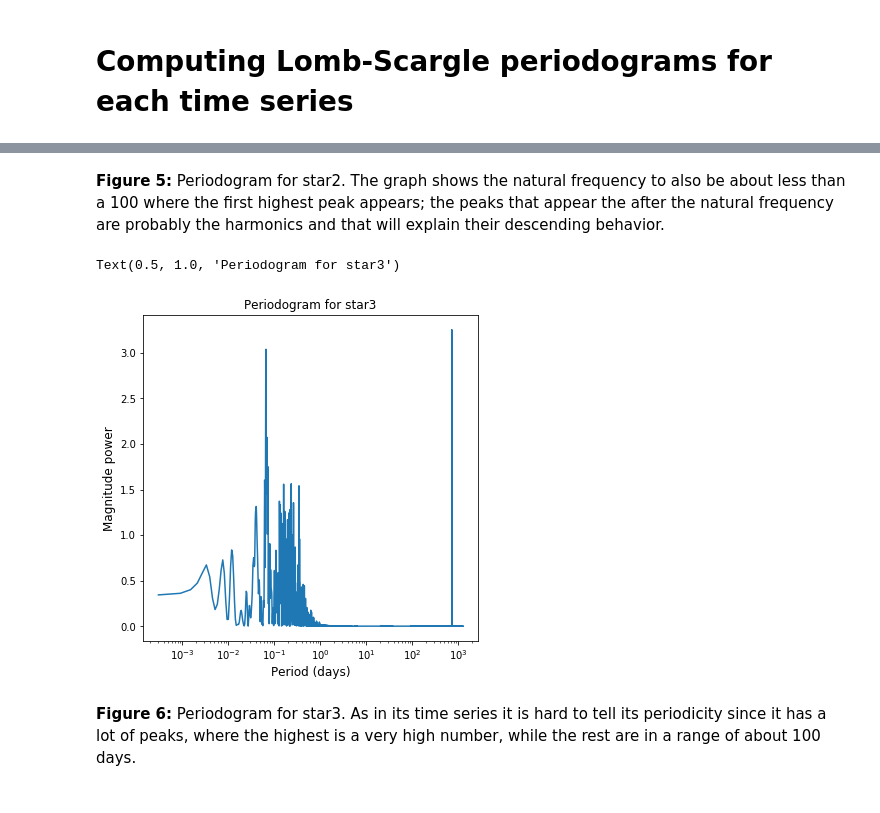
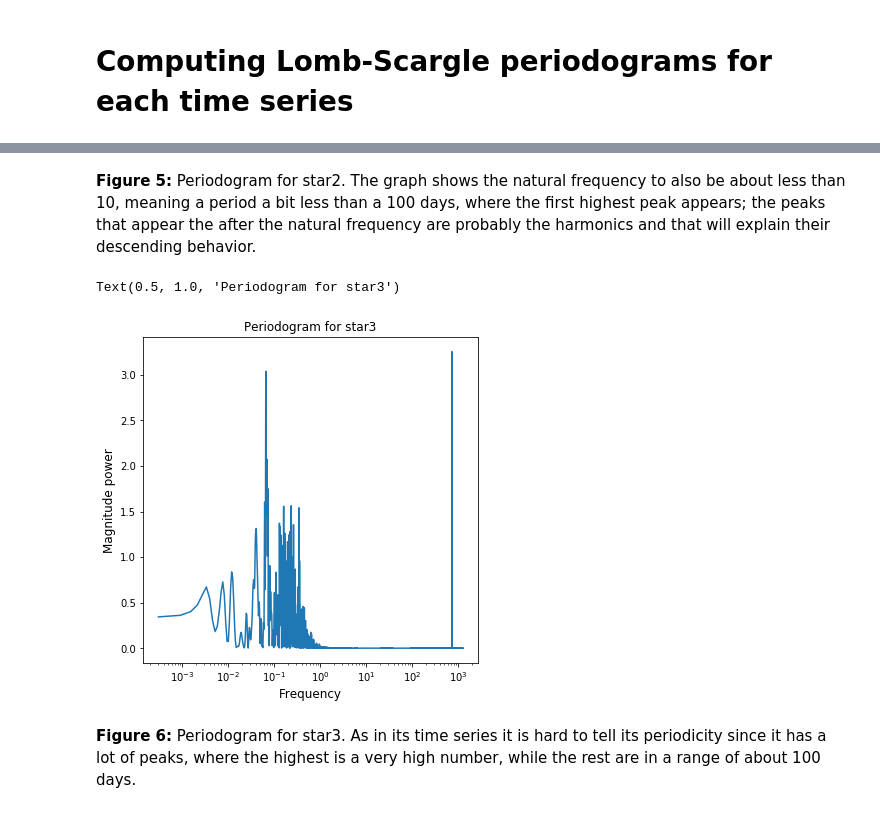
Before and after one commit to vicaleram/DSPS_VRamirez, a Jupyter notebook: HW11/TESSLightcurve.ipynb, the cells around one changed output, grey strips where cells are left out. Saved outputs shown, nothing was run; the diff lists cells and outputs as text; code cells hidden in the pictures.

```diff
--- a/HW11/TESSLightcurve.ipynb
+++ b/HW11/TESSLightcurve.ipynb
@@ -116,15 +116,15 @@ Text(0.5, 1.0, 'Periodogram for star2')
 # %% [markdown]
-**Figure 5:** Periodogram for star2. The graph shows the natural frequency to also be about less than a 100 where the first highest peak appears; the peaks that appear the after the natural frequency are probably the harmonics and that will explain their descending behavior.
+**Figure 5:** Periodogram for star2. The graph shows the natural frequency to also be about less than 10, meaning a period a bit less than a 100 days, where the first highest peak appears; the peaks that appear the after the natural frequency are probably the harmonics and that will explain their descending behavior.
 # %%
 plt.figure(figsize=(6,6))
 plt.plot(frequency3[0], frequency3[1])
 plt.ylabel("Magnitude power", fontsize="large")
-plt.xlabel("Period (days)", fontsize="large")
+plt.xlabel("Frequency", fontsize="large")
 plt.xscale("log")
 plt.title('Periodogram for star3')
 # %% [output]
 Text(0.5, 1.0, 'Periodogram for star3')
-[figure, old version]
+[figure, new version]
 # %% [markdown]
 **Figure 6:** Periodogram for star3. As in its time series it is hard to tell its periodicity since it has a lot of peaks, where the highest is a very high number, while the rest are in a range of about 100 days.
 # %%
```
Also changed, not shown: parts of 5 cells of this notebook.
